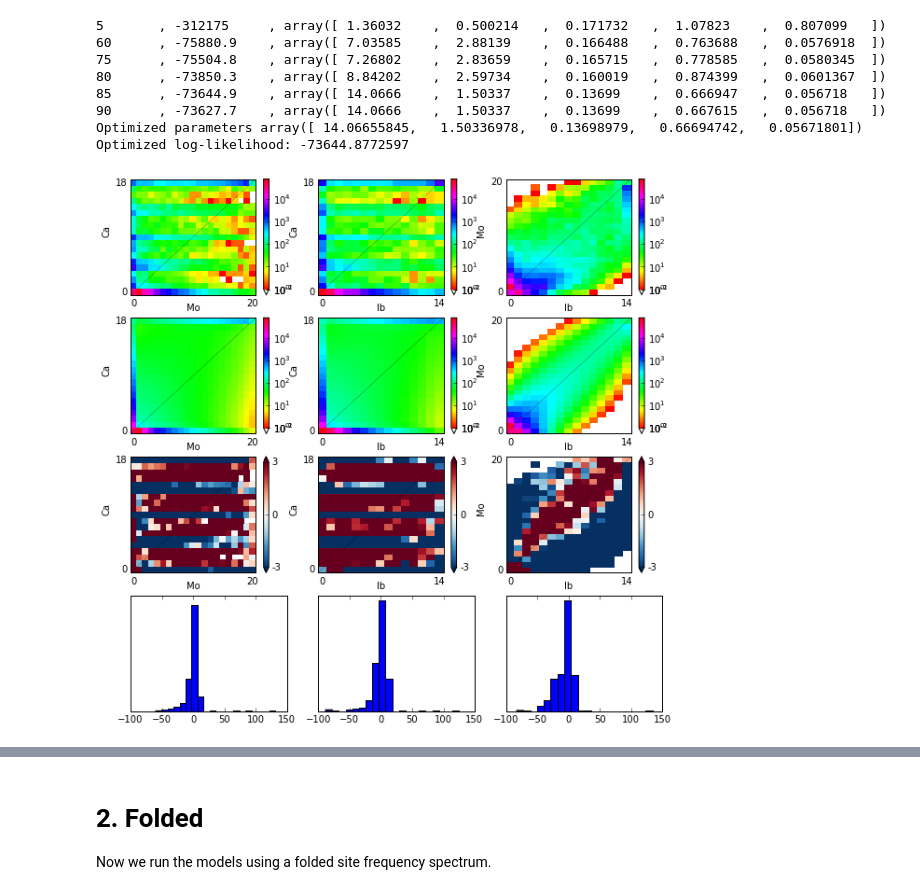
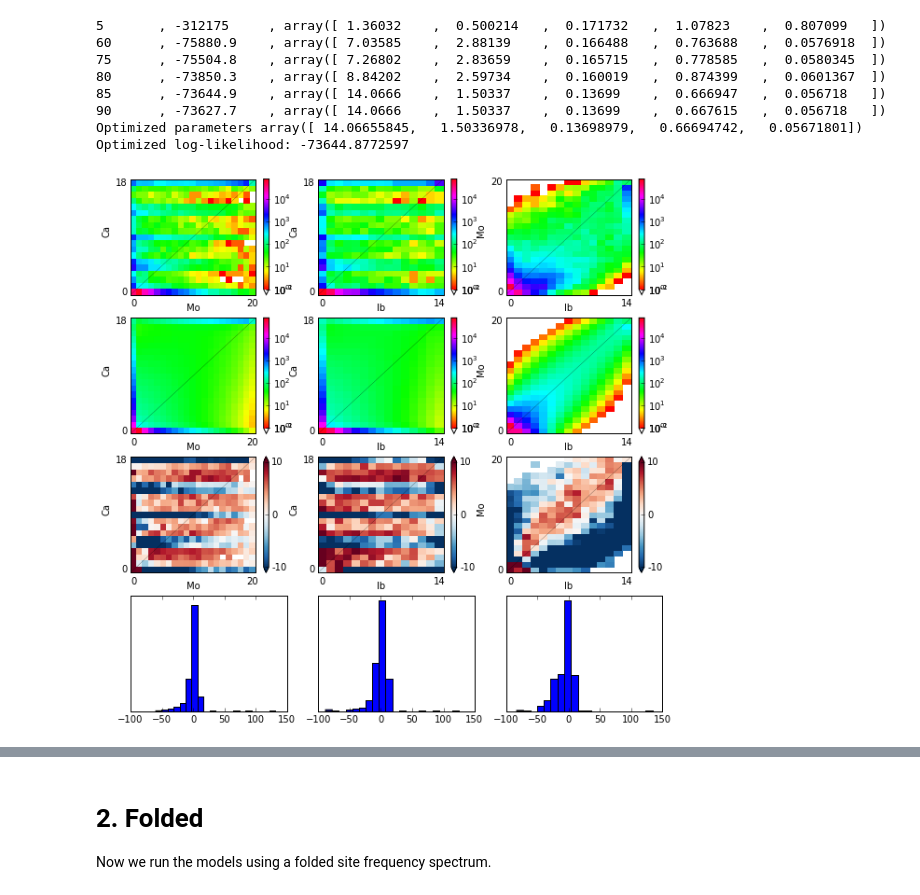
Before and after one commit to arundurvasula/AtCanary, a Jupyter notebook: scripts/Arabidopsis.ipynb, the cells around one changed output, grey strips where cells are left out. Cells and saved outputs as stored; diff of their text form; code cells hidden in the pictures.

Commit message:
more models

```diff
--- a/scripts/Arabidopsis.ipynb
+++ b/scripts/Arabidopsis.ipynb
@@ -296,8 +297,8 @@ Optimized parameters array([ 14.06655845,   1.50336978,   0.13698979,   0.666947
 Optimized log-likelihood: -73644.8772597
 # %%
 pylab.figure(figsize=(9, 9), dpi=300)
-dadi.Plotting.plot_3d_comp_multinom(tsm_model, data, vmin=1, resid_range=3,
+dadi.Plotting.plot_3d_comp_multinom(tsm_model, data, vmin=1, resid_range=10,
                                     pop_ids =('Ca','Mo', 'Ib'))
 pylab.show()
 # %% [output]
-[figure, old version]
+[figure, new version]
```
Also changed, not shown: parts of 14 cells of this notebook, 3 other files.
